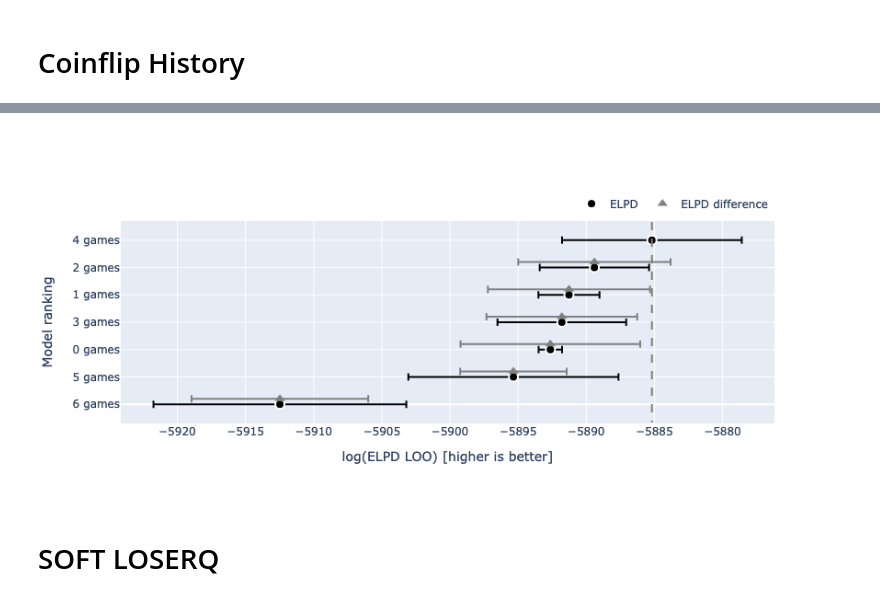
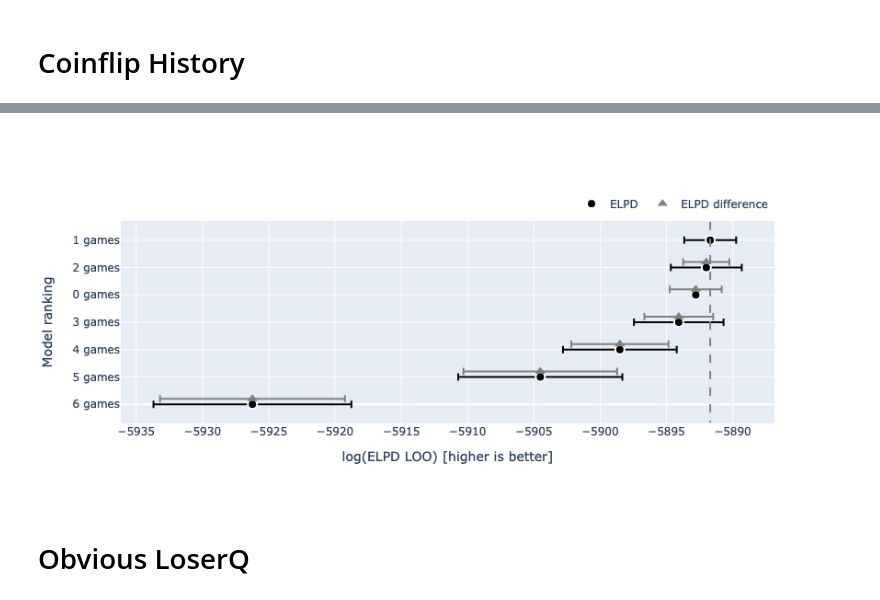
Before and after one commit to renecotyfanboy/leagueProject, a Jupyter notebook: validation.ipynb, the cells around one changed output, grey strips where cells are left out. Saved outputs shown, nothing was run; the diff lists cells and outputs as text; code cells hidden in the pictures.

```diff
--- a/validation.ipynb
+++ b/validation.ipynb
@@ -67,22 +17,7 @@ plot_history(mock_history);
 # %%
-import arviz as az
-import tensorflow_probability.substrates.jax.distributions as tfd
-import numpyro.distributions as dist
-from numpyro.infer import MCMC, NUTS
-from jax.random import PRNGKey, key, fold_in
-from leaguedata.model import DMCModel
+from leaguedata.inference import fit_history_with_dmc
 
-mock_history = generate_nasty_loser_q(number_of_players=100, number_of_games=85)
-
-dict_of_id = {}
-
-for i in range(6, -1, -1):
-
-    markov_util = DMCModel(i)
-    kernel = NUTS(numpyro_model)
-    mcmc = MCMC(kernel, num_warmup=1000, num_samples=2000, num_chains=5, chain_method='vectorized')
-    mcmc.run(fold_in(key(0), i), markov_util, mock_history)
-
-    dict_of_id[f'{i} games'] = az.from_numpyro(mcmc)
-
-    assert np.all(az.rhat(dict_of_id[f'{i} games'])<1.01)
+mock_history = generate_coinflip_history(number_of_players=100, number_of_games=85)
+dict_of_id = fit_history_with_dmc(mock_history)
+compare_dataframe = az.compare(dict_of_id)
+compare_dataframe
@@ -177,7 +33,7 @@ az.compare(dict_of_id)
 # %%
-plot_compare_plotly(az.compare(dict_of_id));
+plot_compare_plotly(compare_dataframe);
 # %% [output]
-[figure, old version]
+[figure, new version]
 # %% [markdown]
-# SOFT LOSERQ
+# Obvious LoserQ
 # %%
```
Also changed, not shown: parts of 18 cells of this notebook, 4 other files.
